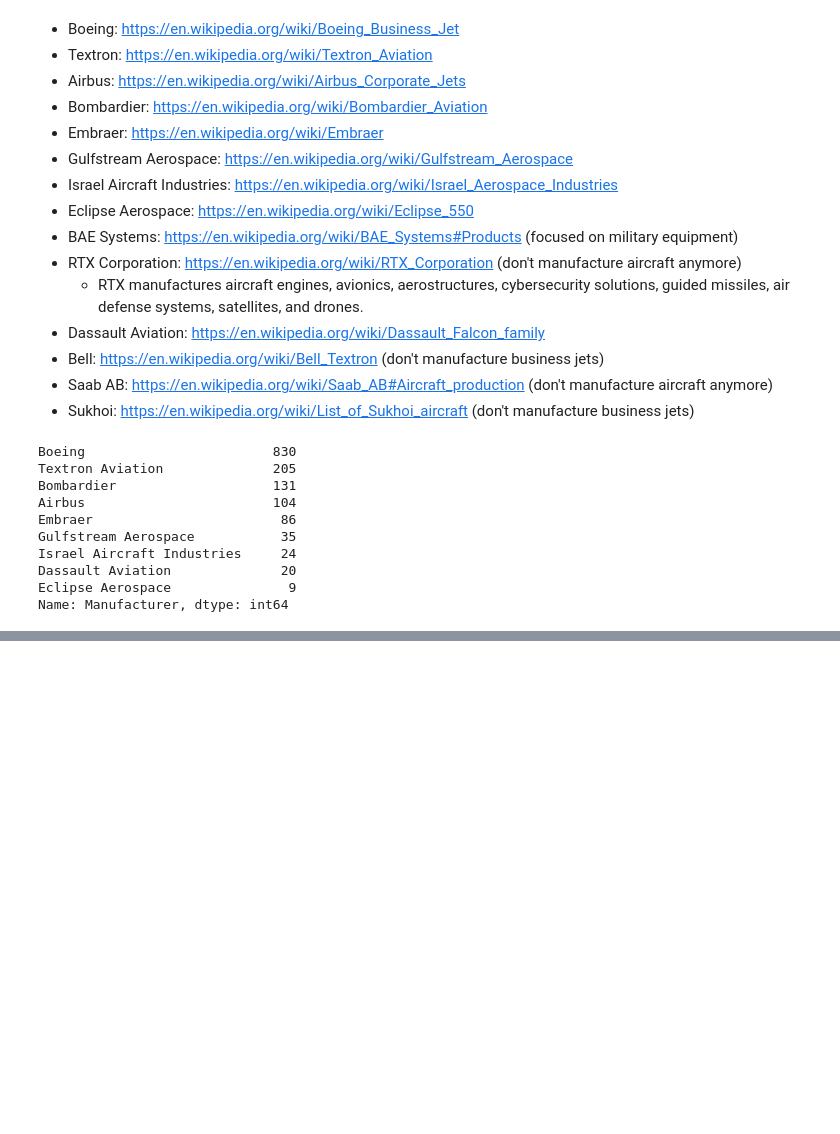
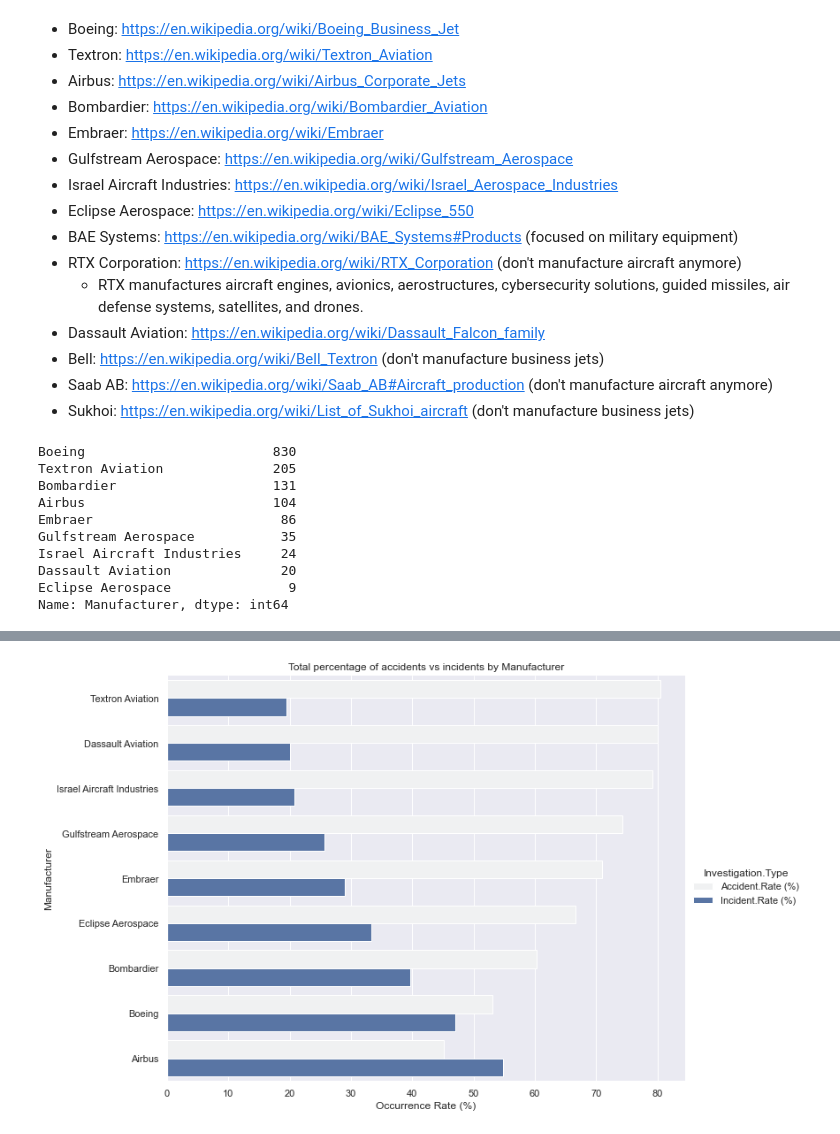
Before and after one commit to hfu-dev/safest-aircraft-analysis, a Jupyter notebook: notebooks/exploratory.ipynb, the cells around one changed output, grey strips where cells are left out. Saved outputs shown, nothing was run; the diff lists cells and outputs as text; code cells hidden in the pictures; blank space fills up the shorter version.

```diff
--- a/notebooks/exploratory.ipynb
+++ b/notebooks/exploratory.ipynb
@@ -1208,0 +1368,9 @@ Name: Manufacturer, dtype: int64
+# %%
+# plot accidents vs incidents percents
+incident_type_percent_plot = sns.catplot(data=pivot_acc_inc_percentages_stacked, kind='bar',
+                                         x='Occurrence.Rate (%)', y='Manufacturer', hue='Investigation.Type',
+                                         color=default_palette[0], height=7, aspect=1.5)
+incident_type_percent_plot.set(xlabel='Occurrence Rate (%)', ylabel='Manufacturer',
+                               title='Total percentage of accidents vs incidents by Manufacturer');
+# %% [output]
+[figure, added]
```
Also changed, not shown: parts of 24 cells of this notebook.
